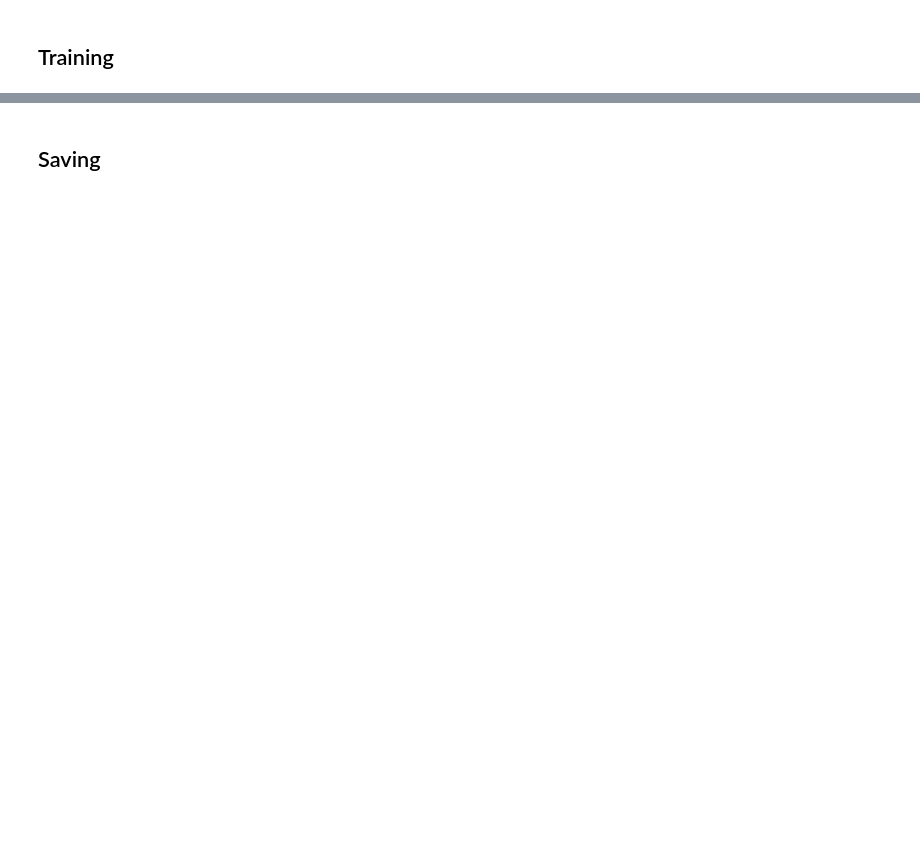
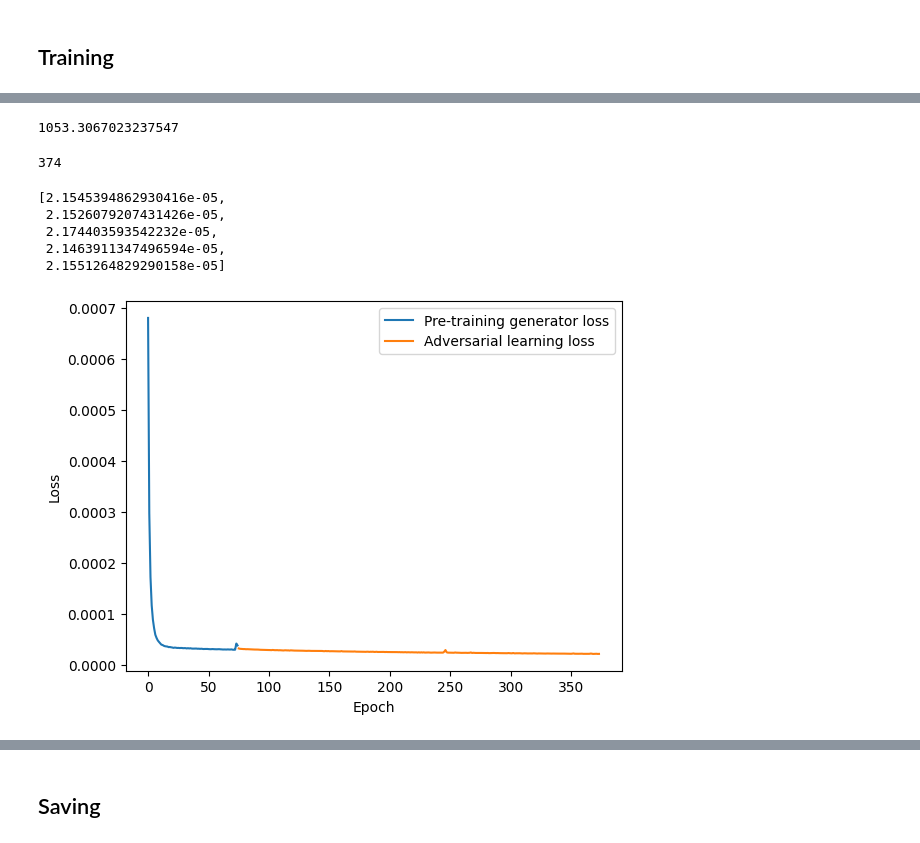
Before and after one commit to LimaoC/super-resolution-for-satellite-imagery, a Jupyter notebook: notebooks/mitch/prototype-srgan.ipynb, the cells around one changed output, grey strips where cells are left out. Drawn from its saved outputs; the diff is of its cells as text; code cells hidden in the pictures; blank space fills up the shorter version.

```diff
--- a/notebooks/mitch/prototype-srgan.ipynb
+++ b/notebooks/mitch/prototype-srgan.ipynb
@@ -111,5 +121,5 @@ device
 # %%
-generator = SRResNet(scaling_factor=2, n_blocks=2)
+generator = SRResNet(scaling_factor=2, n_blocks=8)
 # %%
 discriminator = Discriminator(n_blocks=2, fc_size=128)
 # %%
@@ -223,8 +234,28 @@ for epoch in range(NUM_EPOCHS):
     )
 # %%
 train_time / 60
+# %% [output]
+1053.3067023237547
 # %%
 len(gen_losses)
+# %% [output]
+374
 # %%
 gen_losses[-5:]
+# %% [output]
+[2.1545394862930416e-05,
+ 2.1526079207431426e-05,
+ 2.174403593542232e-05,
+ 2.1463911347496594e-05,
+ 2.1551264829290158e-05]
+# %%
+plt.plot(gen_losses[:75], label="Pre-training generator loss")
+plt.plot(range(75, len(gen_losses)), gen_losses[75:], label="Adversarial learning loss")
+# plt.title("Generator losses")
+plt.xlabel("Epoch")
+plt.ylabel("Loss")
+plt.legend()
+plt.show()
+# %% [output]
+[figure, added]
 # %%
```
Also changed, not shown: parts of 15 cells of this notebook, 1 other file.
